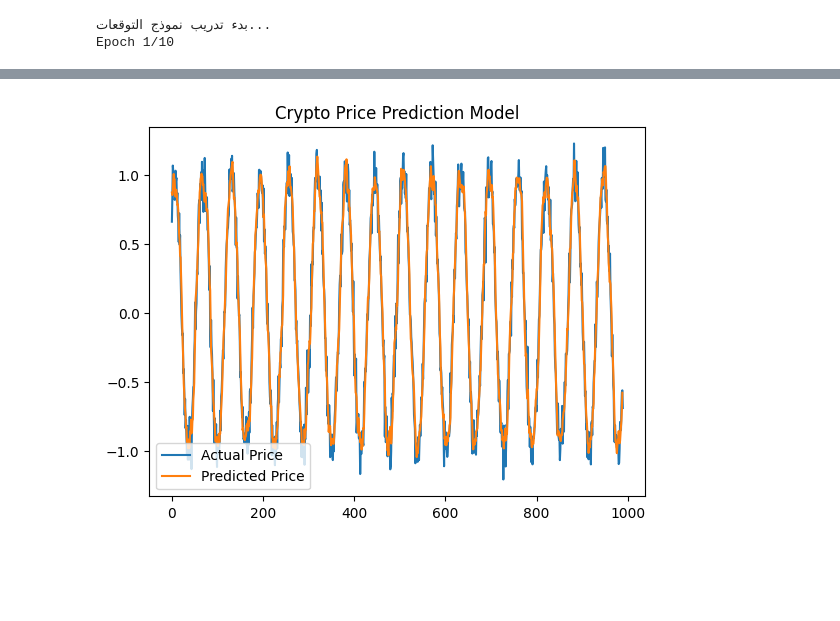
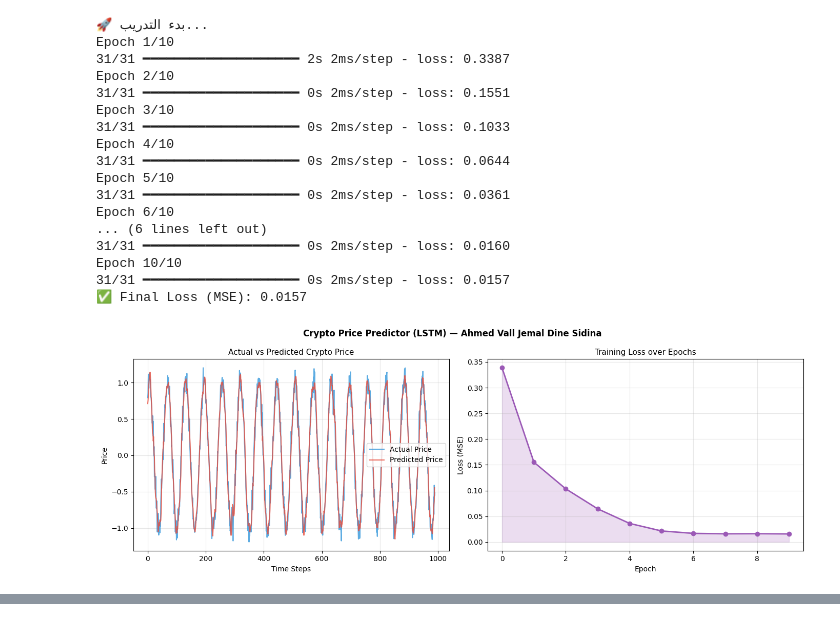
Before and after one commit to AHMEDVALL70/ahmed-vall-cv, a Jupyter notebook: Crypto_Price_Predictor_09.ipynb, the cells around one changed output, grey strips where cells are left out. Saved outputs shown, nothing was run; the diff lists cells and outputs as text; code cells hidden in the pictures; blank space fills up the shorter version.

Commit message:
ColabUpdate Project 09 - Full name & charts added

```diff
--- a/Crypto_Price_Predictor_09.ipynb
+++ b/Crypto_Price_Predictor_09.ipynb
@@ -3,41 +3,86 @@
 # %%
 import numpy as np
 import matplotlib.pyplot as plt
+import tensorflow as tf
 from tensorflow.keras.models import Sequential
-from tensorflow.keras.layers import LSTM, Dense
+from tensorflow.keras.layers import LSTM, Dense, Input
 
-# 1. توليد بيانات تجريبية (محاكاة لأسعار عملة ما)
+# ── البيانات ──
 data = np.sin(np.linspace(0, 100, 1000)) + np.random.normal(0, 0.1, 1000)
 
-# 2. تحضير البيانات لتدريب الـ LSTM (تحويلها لمجموعات متتالية)
-def create_dataset(dataset, look_back=1):
+def create_dataset(dataset, look_back=10):
     X, Y = [], []
     for i in range(len(dataset)-look_back-1):
         X.append(dataset[i:(i+look_back)])
         Y.append(dataset[i + look_back])
     return np.array(X), np.array(Y)
 
 look_back = 10
 X, y = create_dataset(data, look_back)
 X = np.reshape(X, (X.shape[0], 1, X.shape[1]))
 
-# 3. بناء شبكة LSTM العصبية
+# ── النموذج ──
 model = Sequential([
-    LSTM(50, input_shape=(1, look_back)),
+    Input(shape=(1, look_back)),
+    LSTM(50),
     Dense(1)
 ])
+model.compile(optimizer='adam', loss='mean_squared_error')
+print("🚀 بدء التدريب...")
+history_obj = model.fit(X, y, epochs=10, batch_size=32, verbose=1)
 
-model.compile(optimizer='adam', loss='mean_squared_error')
-print("بدء تدريب نموذج التوقعات...")
-model.fit(X, y, epochs=10, batch_size=1, verbose=1)
+# ── التوقعات ──
+predictions = model.predict(X, verbose=0)
+final_loss = history_obj.history['loss'][-1]
+print(f"✅ Final Loss (MSE): {final_loss:.4f}")
 
-# 4. رسم النتائج والتوقعات
-predictions = model.predict(X)
-plt.plot(data[look_back:], label='Actual Price')
-plt.plot(predictions, label='Predicted Price')
-plt.legend()
-plt.title("Crypto Price Prediction Model")
+# ── الرسم البياني ──
+fig, axes = plt.subplots(1, 2, figsize=(14, 5))
+fig.suptitle('Crypto Price Predictor (LSTM) — Ahmed Vall Jemal Dine Sidina',
+             fontsize=12, fontweight='bold')
+
+# 1️⃣ Actual vs Predicted
+axes[0].plot(data[look_back:], color='#3498db',
+             linewidth=1.5, label='Actual Price', alpha=0.8)
+axes[0].plot(predictions, color='#e74c3c',
+             linewidth=1.5, label='Predicted Price', alpha=0.8)
+axes[0].set_title('Actual vs Predicted Crypto Price', fontsize=11)
+axes[0].set_xlabel('Time Steps')
+axes[0].set_ylabel('Price')
+axes[0].legend()
+axes[0].grid(True, alpha=0.3)
+
+# 2️⃣ منحنى الخسارة
+axes[1].plot(history_obj.history['loss'],
+             color='#9b59b6', linewidth=2, marker='o')
+axes[1].set_title('Training Loss over Epochs', fontsize=11)
+axes[1].set_xlabel('Epoch')
+axes[1].set_ylabel('Loss (MSE)')
+axes[1].grid(True, alpha=0.3)
+axes[1].fill_between(range(len(history_obj.history['loss'])),
+                      history_obj.history['loss'],
+                      alpha=0.2, color='#9b59b6')
+
+plt.tight_layout()
+plt.savefig('crypto_price_results.png', dpi=150, bbox_inches='tight')
 plt.show()
+print(f"✅ تم حفظ الرسم البياني!")
 # %% [output]
-بدء تدريب نموذج التوقعات...
+🚀 بدء التدريب...
 Epoch 1/10
+31/31 ━━━━━━━━━━━━━━━━━━━━ 2s 2ms/step - loss: 0.3387
+Epoch 2/10
+31/31 ━━━━━━━━━━━━━━━━━━━━ 0s 2ms/step - loss: 0.1551
+Epoch 3/10
+31/31 ━━━━━━━━━━━━━━━━━━━━ 0s 2ms/step - loss: 0.1033
+Epoch 4/10
+31/31 ━━━━━━━━━━━━━━━━━━━━ 0s 2ms/step - loss: 0.0644
+Epoch 5/10
+31/31 ━━━━━━━━━━━━━━━━━━━━ 0s 2ms/step - loss: 0.0361
+Epoch 6/10
+... (6 lines left out)
+31/31 ━━━━━━━━━━━━━━━━━━━━ 0s 2ms/step - loss: 0.0160
+Epoch 10/10
+31/31 ━━━━━━━━━━━━━━━━━━━━ 0s 2ms/step - loss: 0.0157
+✅ Final Loss (MSE): 0.0157
+[figure, new version]
@@ -64 +89,0 @@ Epoch 10/10
-[figure, old version]
```
Also changed, not shown: parts of 1 cell of this notebook.
